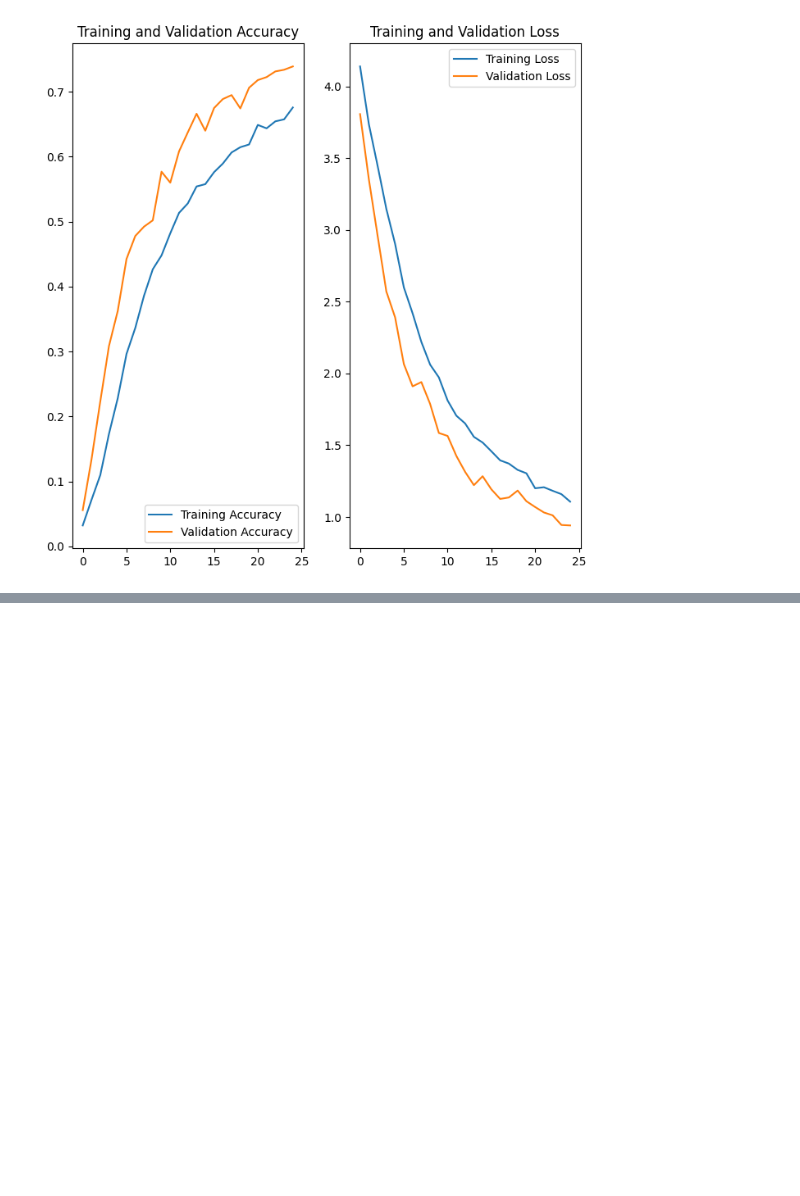
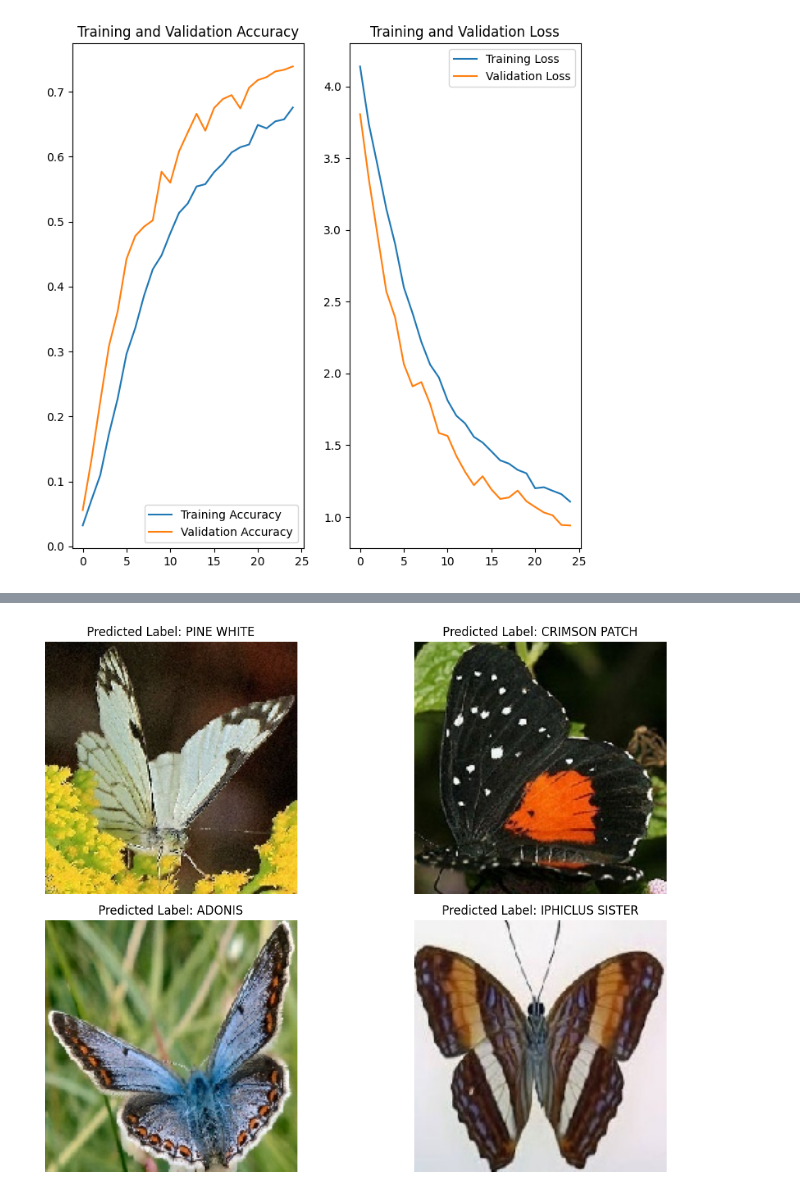
Before and after one commit to amrkld/Butterfly_Classification_ComputerVision_Kaggle, a Jupyter notebook: butterflies classification model.ipynb, the cells around one changed output, grey strips where cells are left out. Cells and saved outputs as stored; diff of their text form; code cells hidden in the pictures; blank space fills up the shorter version.

Commit message:
Make a prediction using test data

```diff
--- a/butterflies classification model.ipynb
+++ b/butterflies classification model.ipynb
@@ -267,3 +267,5 @@ def plot_training_history(history):
 plot_training_history(history)
 # %% [output]
 [figure]
+# %%
+test_data = pd.read_csv("Data/Testing_set.csv")
@@ -269,0 +281,3 @@ plot_training_history(history)
+# %%
+test_data['path'] = 'Data/test/' + test_data['filename']
+test_data.head()
@@ -269,0 +291,22 @@ plot_training_history(history)
+# %%
+def prep_test_data_unlabeled(test_data, batch_size=16, img_size=(180, 180)):
+    test_datagen = ImageDataGenerator(rescale=1.0 / 255.0)
+
+    test_set = test_datagen.flow_from_dataframe(
+        dataframe=test_data,
+        x_col='path',
+        y_col=None,  # No labels
+        target_size=img_size,
+        batch_size=batch_size,
+        class_mode=None,  # No labels
+        shuffle=False  # Ensure data is not shuffled for consistent evaluation
+    )
+
+    return test_set
+
+# Assuming test_data is a DataFrame with image paths
+test_set_unlabeled = prep_test_data_unlabeled(test_data)
+
+# Number of test samples
+test_size = test_set_unlabeled.samples
+print(f"Size of testing data: {test_size}")
@@ -269,0 +325,14 @@ plot_training_history(history)
+# %%
+from tensorflow.keras.preprocessing.image import load_img
+
+plt.figure(figsize=(12, 8))
+for i in range(4):
+    plt.subplot(2, 2, i + 1)
+    img = load_img(test_set_unlabeled.filepaths[i], target_size=(180, 180))
+    plt.imshow(img)
+    plt.title(f"Predicted Label: {class_labels[predicted_classes[i]]}")
+    plt.axis('off')
+plt.tight_layout()
+plt.show()
+# %% [output]
+[figure, added]
```
Also changed, not shown: parts of 5 cells of this notebook.
